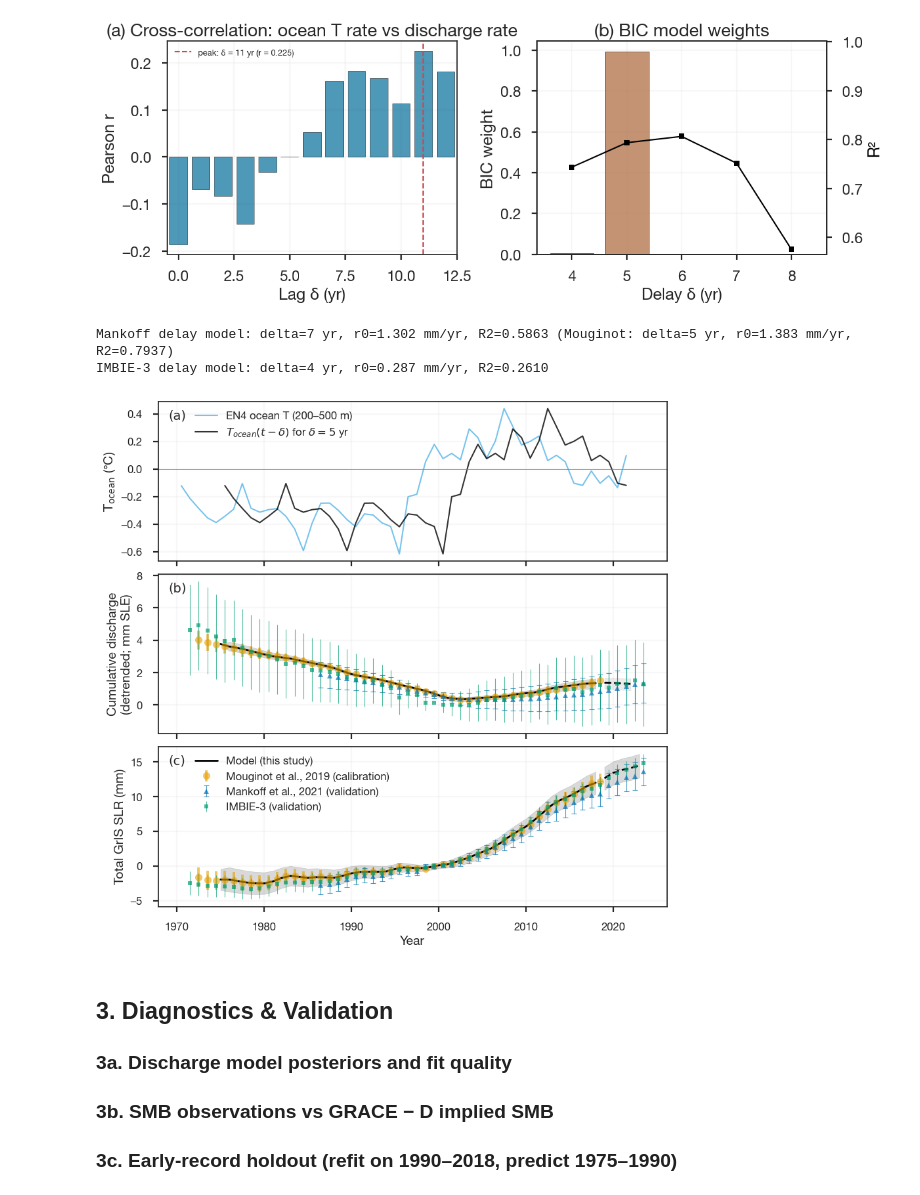
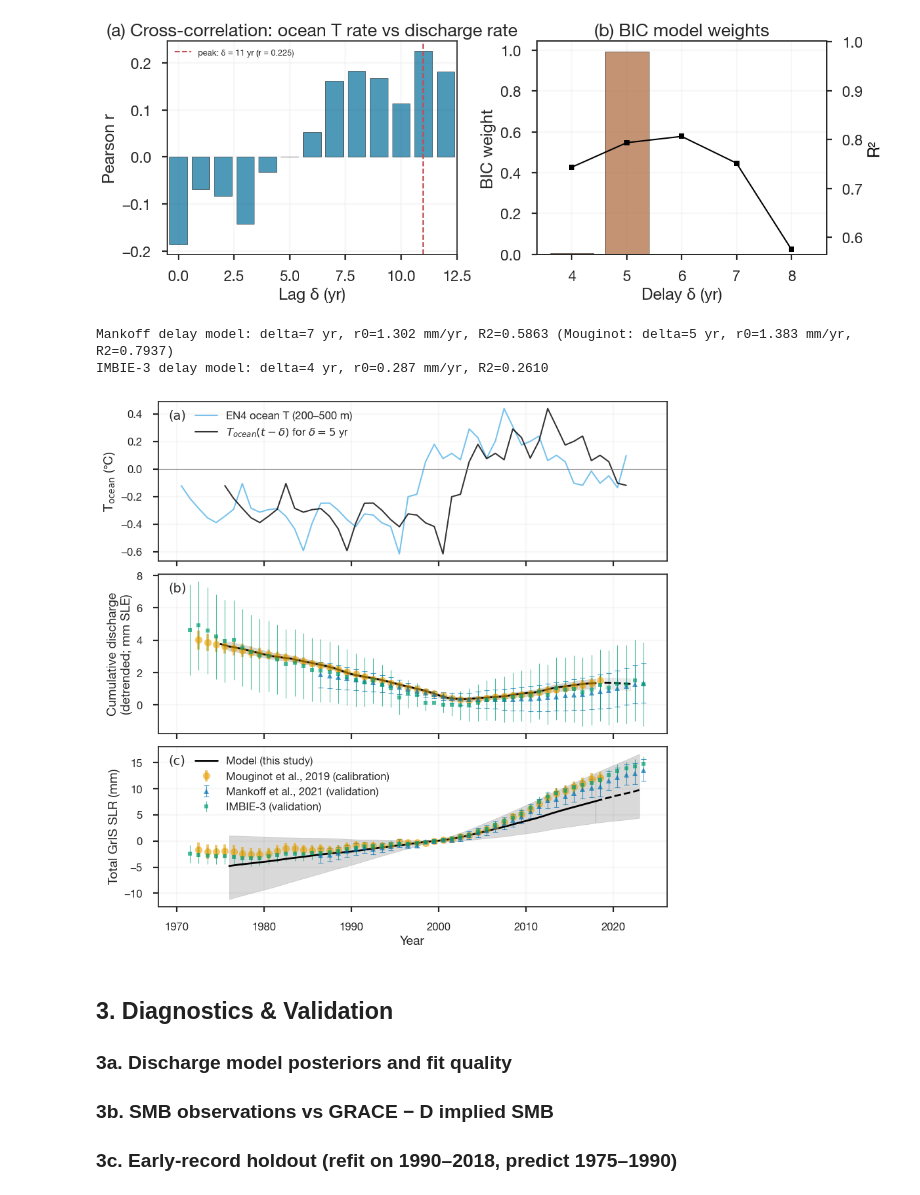
Before and after one commit to bminchew/GMSLR_forecast_v1, a Jupyter notebook: slr_forecast/notebooks/component_greenland.ipynb, the cells around one changed output. Cells and saved outputs as stored; diff of their text form; code cells hidden in the pictures.

```diff
--- a/slr_forecast/notebooks/component_greenland.ipynb
+++ b/slr_forecast/notebooks/component_greenland.ipynb
@@ -440,7 +478,7 @@ plt.show()
 # ── Delay model fit diagnostic ──
 # Panel (a): EN4 ocean T (annual + delayed)
 # Panel (b): Cumulative discharge fit (detrended)
-# Panel (c): Total GrIS SLR = SMB(obs) + D(model)
+# Panel (c): Total GrIS SLR = SMB(emulator) + D(model)
 # ── Single ensemble on unified time grid (calibration + projection) ──
 n_draw_diag = min(500, N_SAMPLES)
 rng_diag = np.random.default_rng(42)
@@ -622,18 +660,19 @@ ax.text(0.02, 0.95, '(b)', transform=ax.transAxes, fontsize=LABEL_FONTSIZE,
         family='DejaVu Sans', va='top', ha='left')
 
 
-# ── Panel (c): Total GrIS SLR = SMB(obs) + D(model) ──
-# Replicates the exact construction used in panel (c) of
-# fig3_calibration_validation.png (rather than holding SMB/D flat beyond
-# their calibration records): the discharge diagnostic is extended past
-# the EN4 ocean-temperature record using observed GMST (Berkeley Earth)
-# through the fitted ocean-transfer function, bias-corrected to splice
-# smoothly onto the EN4-forced diagnostic at its last year; SMB is
-# extended past Mouginot's 2018 endpoint using Mankoff's own SMB record,
-# bias-corrected to splice at the same year. ARC and Mankoff discharge are
-# the same underlying process observed by different groups -- Mankoff
-# stands in for both here (see panel (b)'s independent-refit rationale
-# above; this panel is deliberately literal so its curve matches fig3's).
+# ── Panel (c): Total GrIS SLR = SMB(emulator) + D(model) ──
+# Both terms are model output, so this panel tests the full Greenland model
+# against the observed total mass balance. SMB is the statistical emulator
+# of MAR (smb_emulator.py) driven by observed GMST, with the fit, per-member
+# M0 anchors and SMB-elevation feedback from the §2a setup cell, which the
+# projections in §4 also use.
+# The AR(1) weather noise is left out, so the band is the forced response
+# and its parameter uncertainty, not individual anomalous years. The
+# emulator is not scaled or tuned to the observed SMB.
+# Discharge is the delay model of panel (b), extended past the EN4 record
+# using observed GMST (Berkeley Earth) through the fitted ocean-transfer
+# function and spliced onto the EN4-forced diagnostic at its last year.
+# SMB and D are summed member by member (posterior index draw_idx[k]).
 ax = axes[2]
 
 # ── Berkeley Earth GMST -> subsurface ocean T -> discharge extension ──
@@ -641,7 +680,6 @@ be_ann = df_temp['temperature'].resample('YS').mean()
 be_yr = np.array([t.year + 0.5 for t in be_ann.index])
 be_T_oc = ocean_transfer['alpha'] * be_ann.values + ocean_transfer['beta']
 
-ext_yr = np.arange(diag_years[-1] + 1, 2026, 1.0)
 full_yr = np.arange(1960, 2026, 1.0)
 n_full_post = len(result_discharge.gamma_posterior)
 ext_full_ens = np.full((n_full_post, len(full_yr)), np.nan)
@@ -665,42 +703,41 @@ for k in range(n_full_post):
         if idx < len(yrs_v) and abs(yrs_v[idx] - fy) < 0.1:
             ext_full_ens[k, j] = H_k[idx]
 
-# Bias-correct: match the BE-forced extension to the EN4 diagnostic at
-# the splice year (the diagnostic's last year)
+# Member-wise splice: each member's BE-forced change from the diagnostic's
+# last year to 2023, added to that member's EN4-forced level there
 splice_idx = np.argmin(np.abs(full_yr - diag_years[-1]))
-be_at_splice = np.nanmedian(ext_full_ens[:, splice_idx]) * M_TO_MM
-be_p5_splice = np.nanpercentile(ext_full_ens[:, splice_idx], 5) * M_TO_MM
-be_p95_splice = np.nanpercentile(ext_full_ens[:, splice_idx], 95) * M_TO_MM
+idx_2023 = np.argmin(np.abs(full_yr - 2023))
+ext_d_2023 = H_diag_ens[:, -1] + (ext_full_ens[draw_idx, idx_2023]
+                                  - ext_full_ens[draw_idx, splice_idx])
 
-idx_2023 = np.argmin(np.abs(full_yr - 2023))
-ext_d_p50_2023 = np.nanmedian(ext_full_ens[:, idx_2023]) * M_TO_MM - (be_at_splice - diag_p50[-1])
-ext_d_p5_2023 = np.nanpercentile(ext_full_ens[:, idx_2023], 5) * M_TO_MM - (be_p5_splice - diag_p5[-1])
-ext_d_p95_2023 = np.nanpercentile(ext_full_ens[:, idx_2023], 95) * M_TO_MM - (be_p95_splice - diag_p95[-1])
+# ── SMB emulator driven by observed GMST ──
+# Driver as in §4 and in training: calendar-year mean GMST (rel. 1995-2005),
+# 11-yr centred mean over the observed record.
+smb_obs_end_c = int(np.floor(temp_time_monthly[-1]))
+_T_ann_c = pd.Series(temp_monthly).groupby(np.floor(temp_time_monthly).astype(int)).mean()
+hc_yr = np.arange(_T_ann_c.index[0], smb_obs_end_c + 1, dtype=float)
+hc_x = smooth_observed(_T_ann_c.reindex(hc_yr.astype(int)).values, hc_yr, smb_obs_end_c)
+hc_smb = project_smb_emulator(
+    smb_emulator, {'obs': hc_x}, hc_yr, M0=SMB_M0_draws, feedback_eps=SMB_FB_EPS,
+)['obs']['samples']
+# The cumulative sum at integer year Y holds the total through the end of Y,
+# which the Mouginot record labels Y + 0.5. Rebase at the label where the
+# observed H_mb is zero (_cumulate's baseline point).
+hc_lab = hc_yr + 0.5
+t0_c = mou_comp['time_mb'][np.argmin(np.abs(mou_comp['time_mb'] - BASELINE_YEAR))]
+hc_smb = hc_smb - hc_smb[:, [np.argmin(np.abs(hc_lab - t0_c))]]
 
-# ── Mankoff SMB extension beyond Mouginot's last observed year ──
-# (bias-corrected to splice onto the Mouginot SMB record at that year)
-smb_yr_c = mou_comp['time_smb']
-smb_H_c = mou_comp['H_smb'] * M_TO_MM
-smb_sig_c = mou_comp['sigma_smb'] * M_TO_MM
-mk_ext_smb = (mankoff_comp['time_smb'] > smb_yr_c[-1]) & (mankoff_comp['time_smb'] <= 2023.5)
-splice_smb = np.interp(smb_yr_c[-1], mankoff_comp['time_smb'], mankoff_comp['H_smb'] * M_TO_MM)
-mk_smb_H_corrected = mankoff_comp['H_smb'] * M_TO_MM + (smb_H_c[-1] - splice_smb)
-ext_smb_yr = np.concatenate([smb_yr_c, mankoff_comp['time_smb'][mk_ext_smb]])
-ext_smb_H = np.concatenate([smb_H_c, mk_smb_H_corrected[mk_ext_smb]])
-
-# ── Total = SMB(obs, extended) + D(model, extended) ──
+# ── Total = SMB(emulator) + D(model), member by member ──
 totx_yr = np.concatenate([diag_years, [2023.0]])
-totx_d_p50 = np.concatenate([diag_p50, [ext_d_p50_2023]])
-totx_d_p5 = np.concatenate([diag_p5, [ext_d_p5_2023]])
-totx_d_p95 = np.concatenate([diag_p95, [ext_d_p95_2023]])
-totx_smb = np.interp(totx_yr, ext_smb_yr, ext_smb_H)
-totx_sig = np.interp(totx_yr, smb_yr_c, smb_sig_c,
-                      left=smb_sig_c[0], right=smb_sig_c[-1])
-totx_p50 = totx_smb + totx_d_p50
-totx_p5 = totx_smb + totx_d_p5 - 2 * totx_sig
-totx_p95 = totx_smb + totx_d_p95 + 2 * totx_sig
-cal_mask_c = (totx_yr >= smb_yr_c[0]) & (totx_yr <= smb_yr_c[-1])
-ext_mask_c = (totx_yr >= smb_yr_c[-1]) & (totx_yr <= 2023)
+totx_smb = np.array([np.interp(totx_yr, hc_lab, hc_smb[i]) for i in draw_idx])
+totx_d = np.concatenate([H_diag_ens, ext_d_2023[:, None]], axis=1)
+totx_p5, totx_p50, totx_p95 = np.nanpercentile(
+    (totx_smb + totx_d) * M_TO_MM, [5, 50, 95], axis=0)
+# Years where every member's delayed forcing is defined (before that only
+# the rare short-delta draws have values, and their sum is not a band)
+cal_mask_c = ((totx_yr >= dyn_years_d[0]) & (totx_yr <= t_mou_end)
+              & np.isfinite(totx_d).all(axis=0))
+ext_mask_c = (totx_yr >= totx_yr[cal_mask_c][-1]) & (totx_yr <= 2023)
 
 ax.errorbar(mou_comp['time_mb'], mou_comp['H_mb'] * M_TO_MM,
             yerr=1.645 * mou_comp['sigma_mb'] * M_TO_MM,
@@ -710,34 +747,34 @@ ax.errorbar(mankoff_comp['time_mb'], mankoff_comp['H_mb'] * M_TO_MM,
             fmt='^', ms=6, color='#0072B2', alpha=0.7, elinewidth=0.8,
             capsize=3, capthick=0.8,
             label='Mankoff et al., 2021 (validation)')
 ax.errorbar(imbie3_yr_mb, imbie3_mb_rebase * M_TO_MM,
             yerr=1.645 * imbie3_mb_sigma * M_TO_MM,
             fmt='s', ms=5, color='#009E73', alpha=0.7, elinewidth=0.8,
             label='IMBIE-3 (validation)')
 ax.plot(totx_yr[cal_mask_c], totx_p50[cal_mask_c], 'k-', lw=2,
         label='Model (this study)')
 ax.fill_between(totx_yr[cal_mask_c], totx_p5[cal_mask_c], totx_p95[cal_mask_c],
                 color='k', alpha=0.15)
 ax.plot(totx_yr[ext_mask_c], totx_p50[ext_mask_c], 'k--', lw=2)
 ax.fill_between(totx_yr[ext_mask_c], totx_p5[ext_mask_c], totx_p95[ext_mask_c],
                 color='k', alpha=0.15)
 
 ax.set_ylabel('Total GrIS SLR (mm)', fontsize=LABEL_FONTSIZE)
 ax.set_xlabel('Year', fontsize=LABEL_FONTSIZE)
 ax.legend(fontsize=LEGEND_FONTSIZE, loc='upper left',
           bbox_to_anchor=(0, 1), bbox_transform=ax.transAxes + legend_offset_a)
 ax.grid(True, alpha=0.2)
 ax.tick_params(labelsize=TICK_FONTSIZE)
 ax.text(0.02, 0.95, '(c)', transform=ax.transAxes, fontsize=LABEL_FONTSIZE,
         family='DejaVu Sans', va='top', ha='left')
 
 plt.savefig(f'{FIG_DIR}/component_greenland_discharge_delay_fit.png',
             dpi=150, bbox_inches='tight')
 plt.show()
 # %% [output]
 Mankoff delay model: delta=7 yr, r0=1.302 mm/yr, R2=0.5863 (Mouginot: delta=5 yr, r0=1.383 mm/yr, R2=0.7937)
 IMBIE-3 delay model: delta=4 yr, r0=0.287 mm/yr, R2=0.2610
-[figure, old version]
+[figure, new version]
 # %% [markdown]
 ## 3. Diagnostics & Validation
 
```
Also changed, not shown: parts of 3 cells of this notebook, 1 other file.
